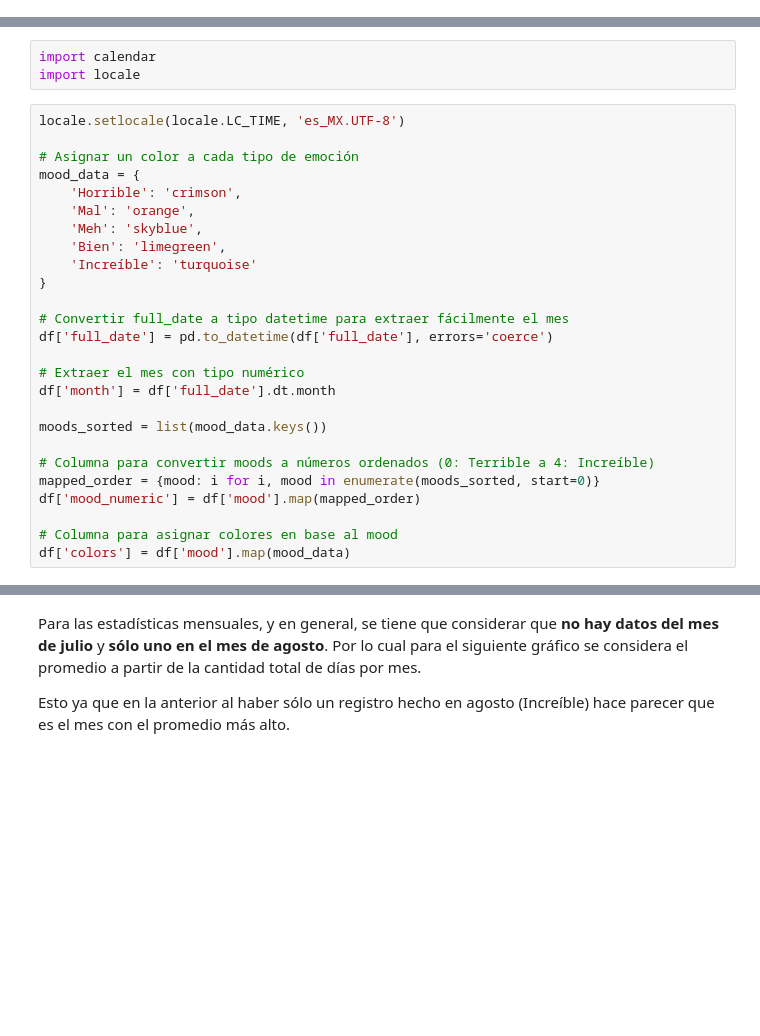
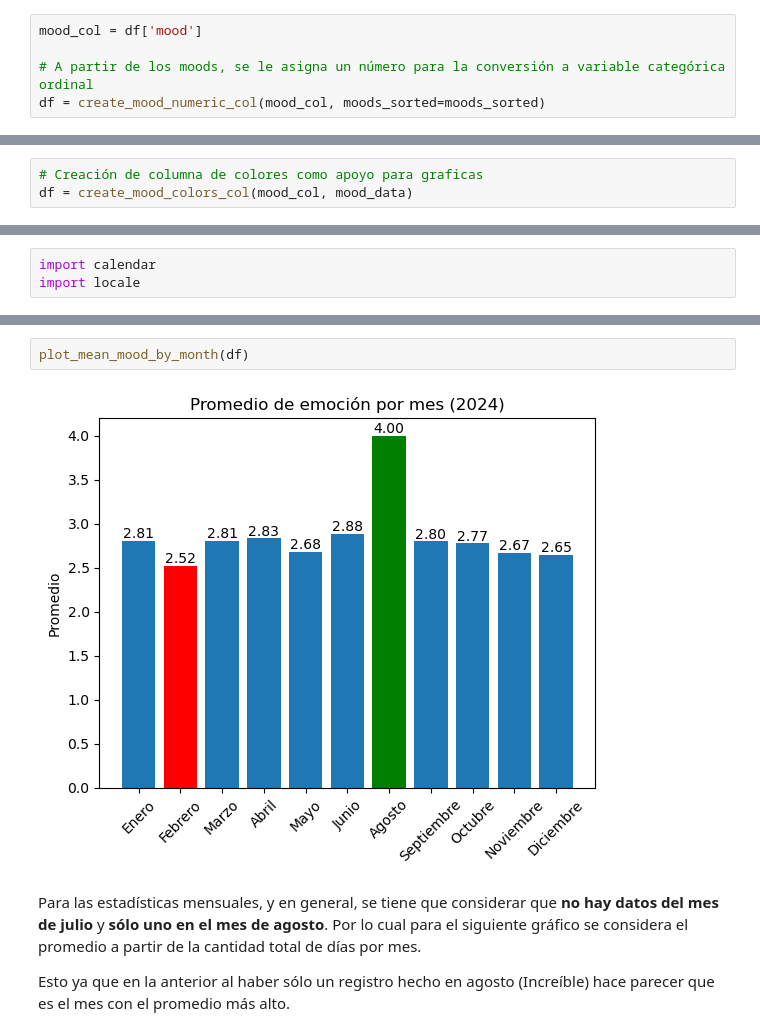
Before and after one commit to IsaiJesus/Feelings, a Jupyter notebook: notebooks/01_eda_preprocessing.ipynb, the cells around one changed output, grey strips where cells are left out. Drawn from its saved outputs; the diff is of its cells as text; blank space fills up the shorter version.

```diff
--- a/notebooks/01_eda_preprocessing.ipynb
+++ b/notebooks/01_eda_preprocessing.ipynb
@@ -108,0 +111,5 @@ df.describe(include=['O'])
+# %%
+mood_col = df['mood']
+
+# A partir de los moods, se le asigna un número para la conversión a variable categórica ordinal
+df = create_mood_numeric_col(mood_col, moods_sorted=moods_sorted)
@@ -109 +162,4 @@ df.describe(include=['O'])
+# %%
+# Creación de columna de colores como apoyo para graficas
+df = create_mood_colors_col(mood_col, mood_data)
 # %% [markdown]
@@ -111,29 +167,3 @@ df.describe(include=['O'])
 # %%
 import calendar
 import locale
-# %%
-locale.setlocale(locale.LC_TIME, 'es_MX.UTF-8')
-
-# Asignar un color a cada tipo de emoción
-mood_data = {
-    'Horrible': 'crimson',
-    'Mal': 'orange',
-    'Meh': 'skyblue',
-    'Bien': 'limegreen',
-    'Increíble': 'turquoise'
-}
-
-# Convertir full_date a tipo datetime para extraer fácilmente el mes
-df['full_date'] = pd.to_datetime(df['full_date'], errors='coerce')
-
-# Extraer el mes con tipo numérico
-df['month'] = df['full_date'].dt.month
-
-moods_sorted = list(mood_data.keys())
-
-# Columna para convertir moods a números ordenados (0: Terrible a 4: Increíble)
-mapped_order = {mood: i for i, mood in enumerate(moods_sorted, start=0)}
-df['mood_numeric'] = df['mood'].map(mapped_order)
-
-# Columna para asignar colores en base al mood
-df['colors'] = df['mood'].map(mood_data)
@@ -262,3 +196,7 @@ plt.show()
+# %%
+plot_mean_mood_by_month(df)
+# %% [output]
+[figure, added]
 # %% [markdown]
 Para las estadísticas mensuales, y en general, se tiene que considerar que __no hay datos del mes de julio__ y __sólo uno en el mes de agosto__. Por lo cual para el siguiente gráfico se considera el promedio a partir de la cantidad total de días
 por mes.
```
Also changed, not shown: parts of 78 cells of this notebook, 4 other files.
